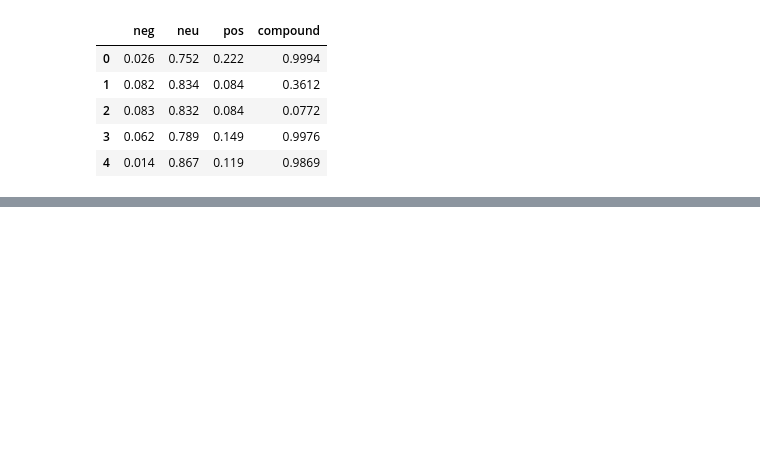
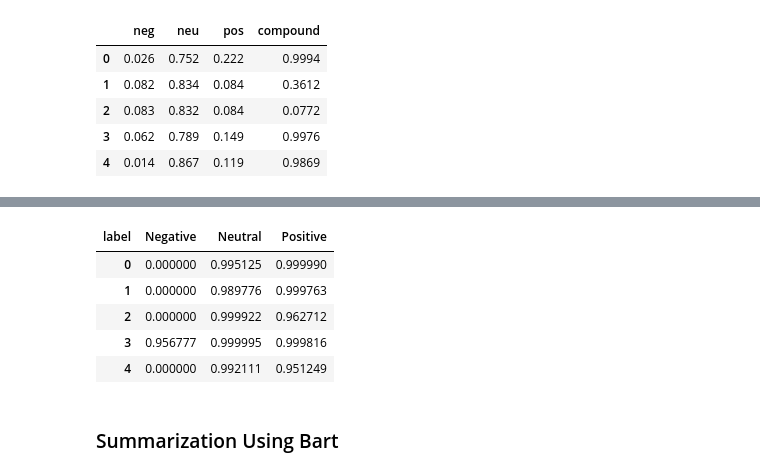
Before and after one commit to arieg88/msft_news_scraper, a Jupyter notebook: microsoft_news_analysis.ipynb, the cells around one changed output, grey strips where cells are left out. Drawn from its saved outputs; the diff is of its cells as text; code cells hidden in the pictures; blank space fills up the shorter version.

```diff
--- a/microsoft_news_analysis.ipynb
+++ b/microsoft_news_analysis.ipynb
@@ -53,7 +86,7 @@ True
 # %%
 df = pd.DataFrame()
 for month in range(1, 11):
-  path = f'/content/drive/MyDrive/microsoft_articles/{month}_articles.json'
+  path = f'./articles/2024/{month}_articles.json'
   df = pd.concat([df, pd.read_json(path)])
 
 df.reset_index(drop=True, inplace=True)
@@ -74,7 +111,7 @@ df = df.sort_values(by='Date')
 print('shape before removing duplicates' +str(df.shape))
 # Remove duplicate rows based on 'Title' and 'Date'
 df = df.drop_duplicates(subset=['Title', 'Date'])
-
+df.dropna(inplace=True)
 # Optionally, reset the index if you want a clean index after dropping duplicates
 df.reset_index(drop=True, inplace=True)
 
@@ -209,3 +298,6 @@ def get_finbert_sentiment_scores(text):
 # Example: Apply the function to a dataframe column containing financial text
 # df['finbert_sentiments'] = df['clean_content_context'].apply(get_finbert_sentiment_scores)
 finbert = df['clean_content_context'].apply(get_finbert_sentiment_scores)
+finbert.dropna(inplace=True)
+
+finbert.head()
@@ -296,36 +308,28 @@ pszemraj_finbert_sentiment = df['clean_content_context'].apply(lambda text: get_
 # %%
 # Function to return a DataFrame with mean scores for each label
 def get_mean_scores_df(label_list, labels=['Negative', 'Neutral', 'Positive']):
     # Convert the list of dictionaries to DataFrame
     row_data = pd.DataFrame(label_list).groupby('label').mean().T
 
     # Ensure all columns (labels) are present, and fill missing ones with 0
     for label in labels:
         if label not in row_data.columns:
             row_data[label] = 0
 
     # Reorder the columns to match the desired order (only if they exist in the data)
     row_data = row_data[[label for label in labels if label in row_data.columns]]
 
     return row_data
 
 # Adjust apply calls for each model, with appropriate labels
-finbert_df = pd.concat(finbert_sentiments.apply(lambda x: get_mean_scores_df(x)).tolist(), ignore_index=True)
-prosus_finbert_df = pd.concat(prosus_finbert_sentiment.apply(lambda x: get_mean_scores_df(x)).tolist(), ignore_index=True)
-roberta_financial_df = pd.concat(roberta_financial_sentiment.apply(lambda x: get_mean_scores_df(x)).tolist(), ignore_index=True)
-bart_financial_df = pd.concat(bart_financial_sentiment.apply(lambda x: get_mean_scores_df(x)).tolist(), ignore_index=True)
-factera_financial_df = pd.concat(factera_financial_sentiment.apply(lambda x: get_mean_scores_df(x, ['Negative', 'Positive'])).tolist(), ignore_index=True)  # No 'Neutral'
-pszemraj_finbert_df = pd.concat(pszemraj_finbert_sentiment.apply(lambda x: get_mean_scores_df(x)).tolist(), ignore_index=True)
+finbert_mean_df = pd.concat(finbert.apply(lambda x: get_mean_scores_df(x)).tolist(), ignore_index=True)
+finbert_mean_df.dropna(inplace=True)
 
-# Combine all DataFrames side-by-side for comparison
-combined_df = pd.concat([finbert_df, prosus_finbert_df, roberta_financial_df, bart_financial_df, factera_financial_df, pszemraj_finbert_df], axis=1)
-
-# Optionally, rename columns to reflect the sentiment model
-combined_df.columns = ['FinBERT_Neg', 'FinBERT_Neu', 'FinBERT_Pos',
-                       'Prosus_Neg', 'Prosus_Neu', 'Prosus_Pos',
-                       'Roberta_Neg', 'Roberta_Neu', 'Roberta_Pos',
-                       'BART_Neg', 'BART_Neu', 'BART_Pos',
-                       'Factera_Neg', 'Factera_Pos',  # Factera lacks 'Neutral'
-                       'Pszemraj_Neg', 'Pszemraj_Neu', 'Pszemraj_Pos']
-
-combined_df.head()
+finbert_mean_df.head()
+# %% [output]
+| label | Negative | Neutral | Positive |
+| 0 | 0.000000 | 0.995125 | 0.999990 |
+| 1 | 0.000000 | 0.989776 | 0.999763 |
+| 2 | 0.000000 | 0.999922 | 0.962712 |
+| 3 | 0.956777 | 0.999995 | 0.999816 |
+| 4 | 0.000000 | 0.992111 | 0.951249 |
@@ -377,0 +336,2 @@ combined_df.head()
+# %% [markdown]
+### Summarization Using Bart
```
Also changed, not shown: parts of 49 cells of this notebook, 37 other files.
